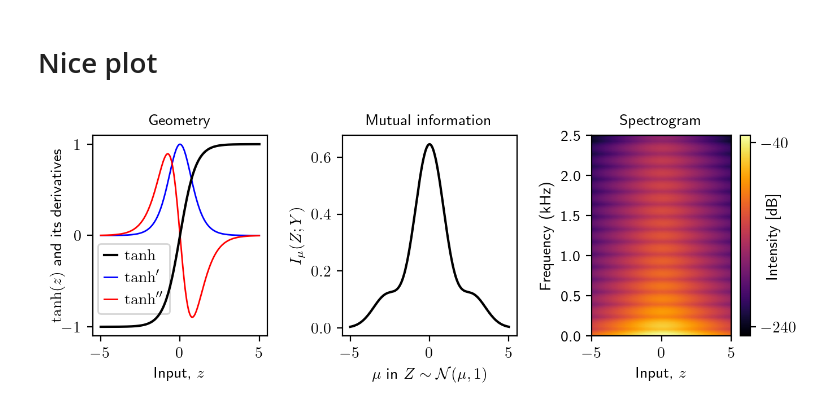
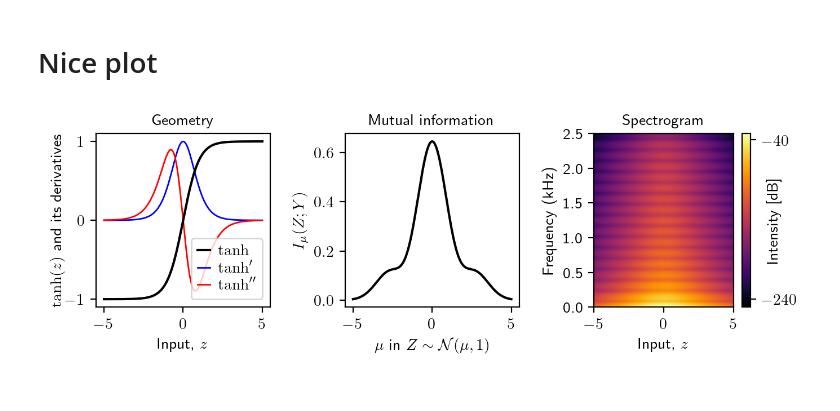
Before and after one commit to kuangdai/mlp_kgi, a Jupyter notebook: 00_tanh.ipynb, the cells around one changed output. Cells and saved outputs as stored; diff of their text form; code cells hidden in the pictures.

```diff
--- a/00_tanh.ipynb
+++ b/00_tanh.ipynb
@@ -74,33 +74,33 @@ plt.show()
 # %% [markdown]
 # Nice plot
 # %%
-fig, ax = plt.subplots(1, 3, figsize=(10 / 1.3, 3 / 1.3), dpi=200)
+fig, ax = plt.subplots(1, 3, figsize=(10 / 1.3, 3 / 1.5), dpi=200)
 plt.subplots_adjust(wspace=.43)
 ax[0].plot(x, y, c="k", lw=1.5, label="$\\tanh$", zorder=100)
 ax[0].plot(x, dy, c="b", lw=1., label="$\\tanh'$")
 ax[0].plot(x, dy2, c="r", lw=1., label="$\\tanh''$")
 ax[0].set_xlabel("Input, $z$")
 ax[0].set_yticks([-1, 0, 1])
-ax[0].set_ylabel("$\\tanh(z)$ and its derivatives", labelpad=-2)
-ax[0].legend(handlelength=.8, handletextpad=.5, loc=(0.03, 0.11))
+ax[0].set_ylabel("$\\tanh(z)$ and its derivatives", labelpad=0.2)
+ax[0].legend(handlelength=.8, handletextpad=.5, labelspacing=0.2)
 text_y = 1.05
 ax[0].text(0.5, text_y, "Geometry", transform=ax[0].transAxes, ha="center")
 
 ax[1].plot(mi[:, 0], mi[:, 1], c='k', lw=1.5)
 ax[1].set_xlabel("$\\mu$ in $Z\\sim\\mathcal{N}(\\mu, 1)$")
 ax[1].set_ylabel("$I_\\mu(Z; Y)$")
 ax[1].text(0.5, text_y, "Mutual information", transform=ax[1].transAxes, ha="center")
 
 db = 10 * np.log10(Sxx)
 cax = ax[2].pcolormesh(adjusted_times, frequencies, db,
                        shading='gouraud', cmap='inferno')
 ax[2].set_yticks([0, 500, 1000, 1500, 2000, 2500], [0.0, 0.5, 1.0, 1.5, 2.0, 2.5])
 ax[2].set_ylabel('Frequency (kHz)')
 ax[2].set_xlabel('Input, $z$')
 ax[2].text(0.5, text_y, "Spectrogram", transform=ax[2].transAxes, ha="center")
 cbar = fig.colorbar(cax, ax=ax[2], ticks=[-240, -40])
 cbar.set_label('Intensity [dB]', labelpad=-20)
 plt.savefig("figs/tanh.pdf", pad_inches=0.01, bbox_inches="tight")
 plt.show()
 # %% [output]
-[figure, old version]
+[figure, new version]
```
Also changed, not shown: 1 other file.
